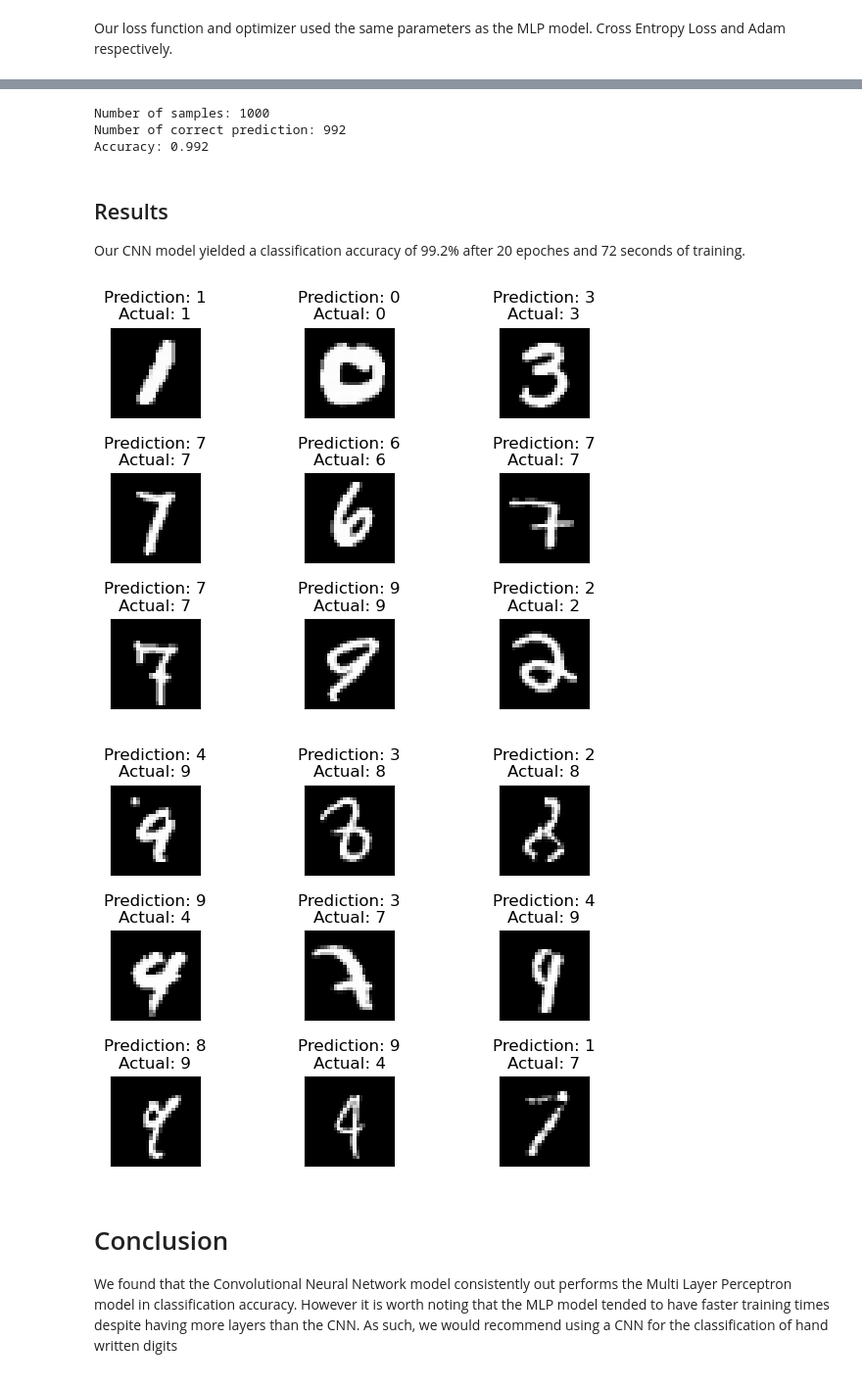
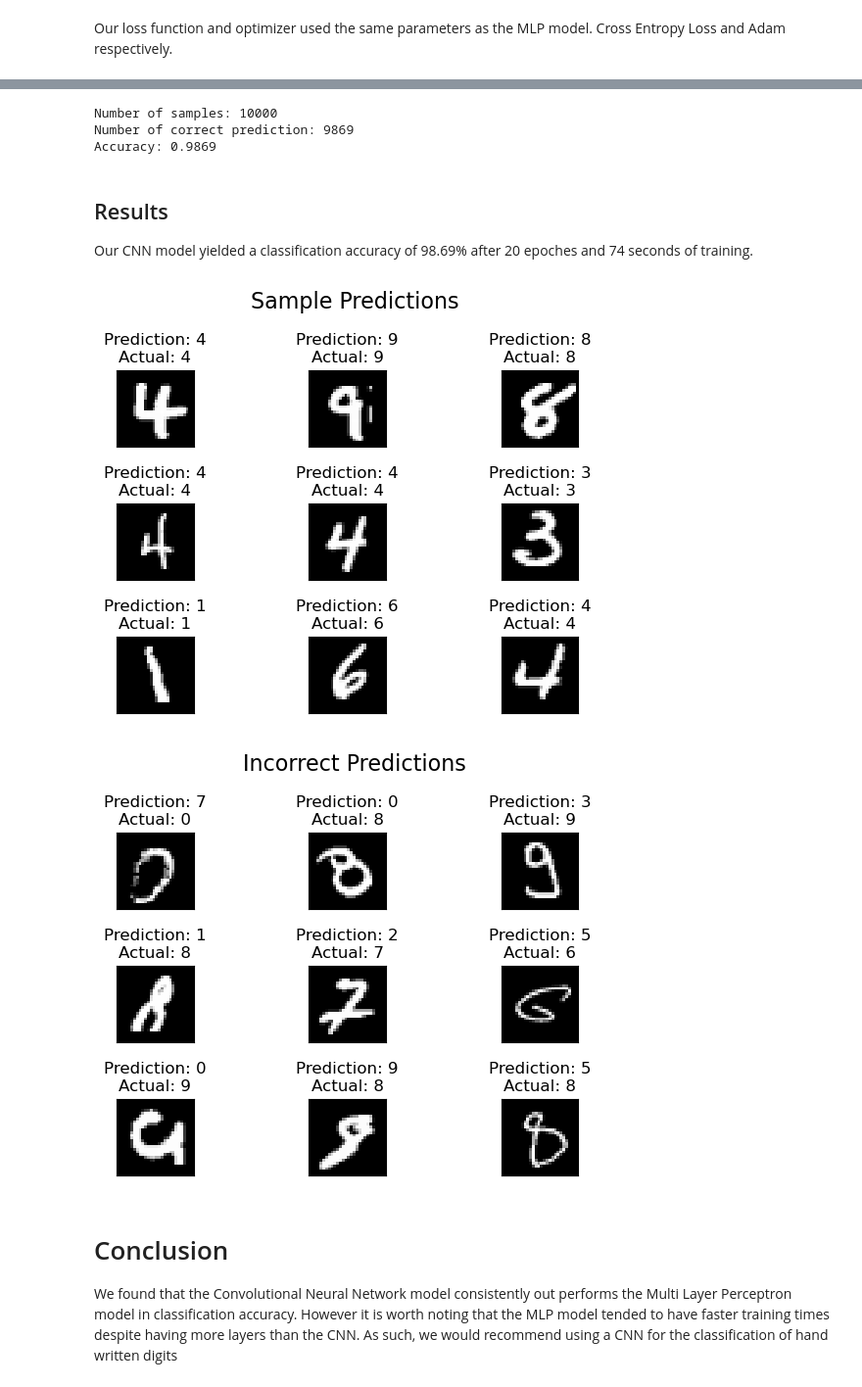
Before and after one commit to jasonw-at-csuf/CPSC-483-Project-4, a Jupyter notebook: Assignment 4.ipynb, the cells around one changed output, grey strips where cells are left out. Shown: that part at 98% size. Cells and saved outputs as stored; diff of their text form; code cells hidden in the pictures.

```diff
--- a/Assignment 4.ipynb
+++ b/Assignment 4.ipynb
@@ -196,6 +197,8 @@ Training Time: 50.249069459000005
 # torch.no_grad() is a decorator for the step method
 # making "require_grad" false since no need to keeping track of gradients
 predicted_digits = []
+num_samples = 0
+num_correct = 0
 # torch.no_grad() deactivates Autogra engine (for weight updates)
 with torch.no_grad():
     # set the model in testing mode
@@ -211,9 +214,9 @@ with torch.no_grad():
         output = model(images)
         _, prediction = torch.max(output, 1)
         predicted_digits.append(prediction)
-        num_samples = labels.shape[0]
-        num_correct = (prediction == labels).sum().item()
-        accuracy = num_correct / num_samples
+        num_samples += labels.shape[0]
+        num_correct += (prediction == labels).sum().item()
+    accuracy = num_correct / num_samples
     print(f"Number of samples: {num_samples}")
     print(f"Number of correct prediction: {num_correct}")
     print(f"Accuracy: {accuracy}")
@@ -386,6 +390,8 @@ Training Time: 72.37322920899999
 # torch.no_grad() is a decorator for the step method
 # making "require_grad" false since no need to keeping track of gradients
 predicted_digits = []
+num_samples = 0
+num_correct = 0
 # torch.no_grad() deactivates Autogra engine (for weight updates)
 with torch.no_grad():
     # set the model in testing mode
@@ -399,21 +405,22 @@ with torch.no_grad():
         output = model(images)
         _, prediction = torch.max(output, 1)
         predicted_digits.append(prediction)
-        num_samples = labels.shape[0]
-        num_correct = (prediction == labels).sum().item()
-        accuracy = num_correct / num_samples
+        num_samples += labels.shape[0]
+        num_correct += (prediction == labels).sum().item()
+    accuracy = num_correct / num_samples
     print(f"Number of samples: {num_samples}")
     print(f"Number of correct prediction: {num_correct}")
     print(f"Accuracy: {accuracy}")
 # %% [output]
-Number of samples: 1000
-Number of correct prediction: 992
-Accuracy: 0.992
+Number of samples: 10000
+Number of correct prediction: 9869
+Accuracy: 0.9869
 # %% [markdown]
 ## Results
-Our CNN model yielded a classification accuracy of 99.2% after 20 epoches and 72 seconds of training.
+Our CNN model yielded a classification accuracy of 98.69% after 20 epoches and 74 seconds of training.
 # %%
 fig = plt.figure()
+fig.suptitle("Sample Predictions", fontsize=16)
 for i in range(9):
     images, labels = next(iter(sample_dataloader))
     plt.subplot(3, 3, i + 1)
@@ -428,28 +435,29 @@ for i in range(9):
     plt.yticks([])
     fig
 # %% [output]
-[figure, old version]
+[figure, new version]
 # %%
 fig = plt.figure()
+fig.suptitle("Incorrect Predictions", fontsize=16)
 i = 0
 while i < 9:
     images, labels = next(iter(sample_dataloader))
     images_ = images.to(device)
     model.eval()
     output = model(images_)
     _, prediction = torch.max(output, 1)
     if prediction[0] == labels[0]:
         continue;
     plt.subplot(3, 3, i + 1)
     plt.tight_layout()
     plt.imshow(images[0][0].reshape(28, 28), cmap="gray", interpolation="none")
     plt.title(f"Prediction: {prediction[0]}\nActual: {labels[0]}")
     plt.xticks([])
     plt.yticks([])
     i = i + 1
     fig
 # %% [output]
-[figure, old version]
+[figure, new version]
 # %% [markdown]
 # Conclusion
 
```
Also changed, not shown: parts of 7 cells of this notebook.
